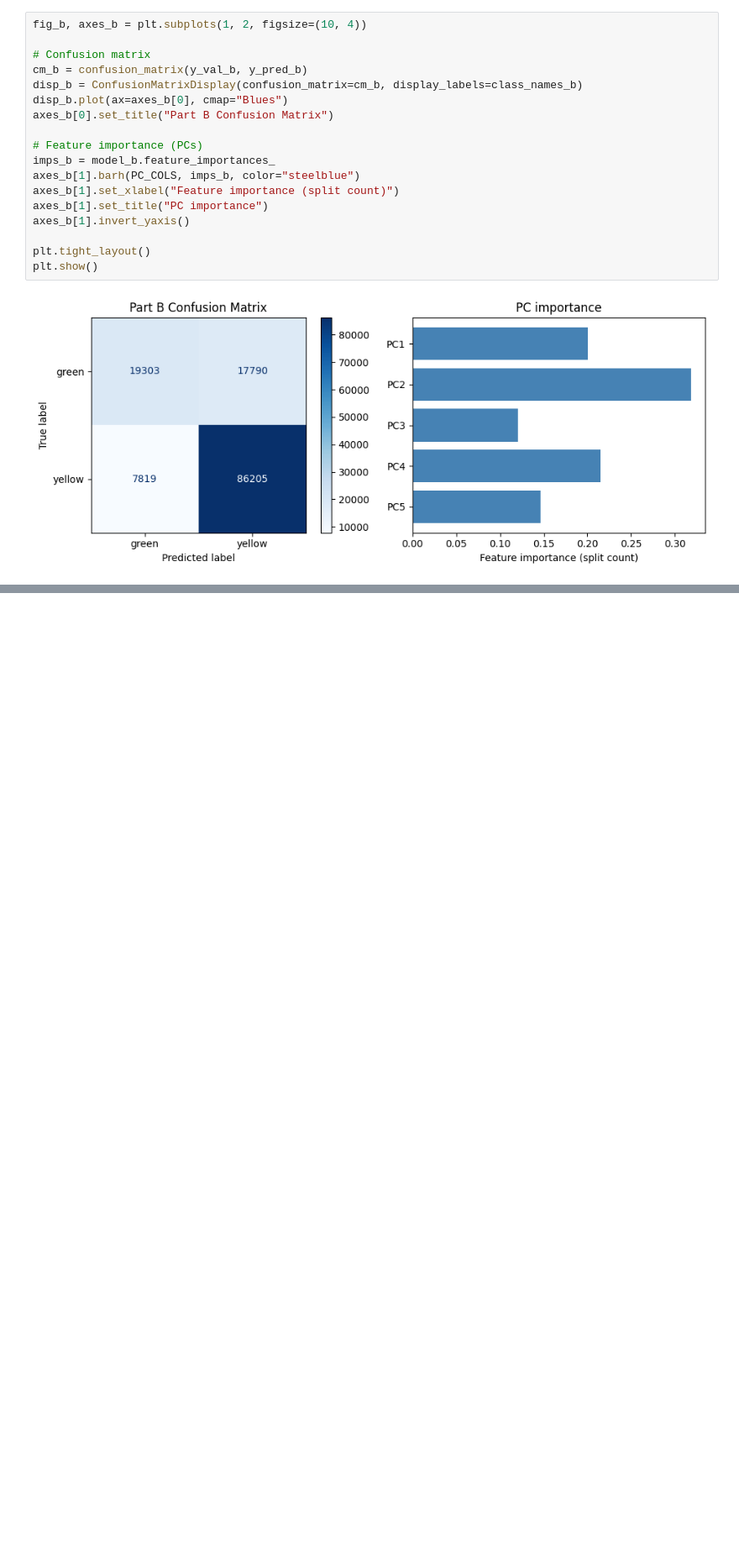
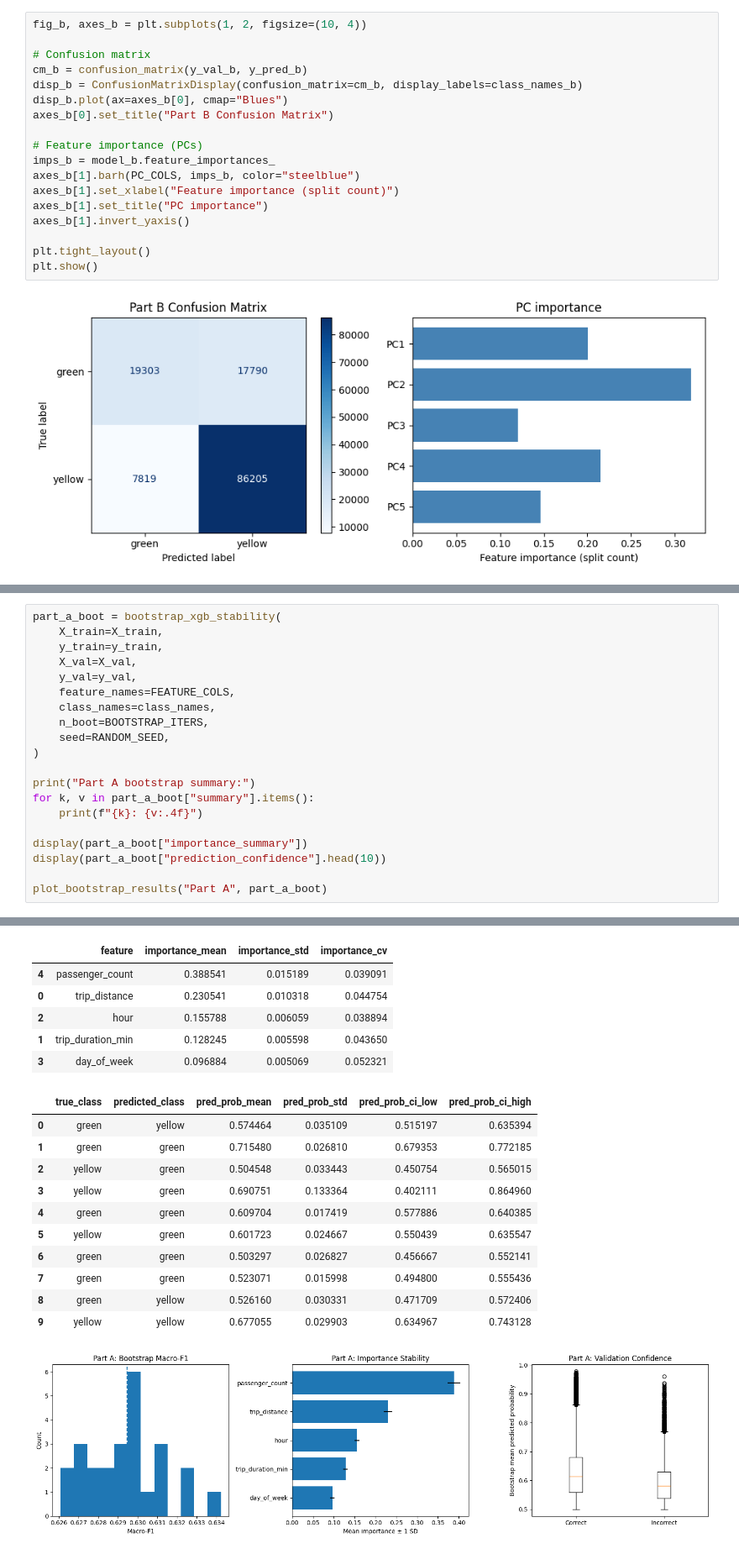
Before and after one commit to TangyKiwi/DSC-291-AWS, a Jupyter notebook: boost/boost.ipynb, the cells around one changed output, grey strips where cells are left out. Shown at 84% size. Cells and saved outputs as stored; diff of their text form; blank space fills up the shorter version.

```diff
--- a/boost/boost.ipynb
+++ b/boost/boost.ipynb
@@ -374,0 +539,21 @@ plt.show()
+# %%
+part_a_boot = bootstrap_xgb_stability(
+    X_train=X_train,
+    y_train=y_train,
+    X_val=X_val,
+    y_val=y_val,
+    feature_names=FEATURE_COLS,
+    class_names=class_names,
+    n_boot=BOOTSTRAP_ITERS,
+    seed=RANDOM_SEED,
+)
+
+print("Part A bootstrap summary:")
+for k, v in part_a_boot["summary"].items():
+    print(f"{k}: {v:.4f}")
+
+display(part_a_boot["importance_summary"])
+display(part_a_boot["prediction_confidence"].head(10))
+
+plot_bootstrap_results("Part A", part_a_boot)
+# %% [output]
@@ -374,0 +569,18 @@ plt.show()
+|  | feature | importance_mean | importance_std | importance_cv |
+| 4 | passenger_count | 0.388541 | 0.015189 | 0.039091 |
+| 0 | trip_distance | 0.230541 | 0.010318 | 0.044754 |
+| 2 | hour | 0.155788 | 0.006059 | 0.038894 |
+| 1 | trip_duration_min | 0.128245 | 0.005598 | 0.043650 |
+| 3 | day_of_week | 0.096884 | 0.005069 | 0.052321 |
+|  | true_class | predicted_class | pred_prob_mean | pred_prob_std | pred_prob_ci_low | pred_prob_ci_high |
+| 0 | green | yellow | 0.574464 | 0.035109 | 0.515197 | 0.635394 |
+| 1 | green | green | 0.715480 | 0.026810 | 0.679353 | 0.772185 |
+| 2 | yellow | green | 0.504548 | 0.033443 | 0.450754 | 0.565015 |
+| 3 | yellow | green | 0.690751 | 0.133364 | 0.402111 | 0.864960 |
+| 4 | green | green | 0.609704 | 0.017419 | 0.577886 | 0.640385 |
+| 5 | yellow | green | 0.601723 | 0.024667 | 0.550439 | 0.635547 |
+| 6 | green | green | 0.503297 | 0.026827 | 0.456667 | 0.552141 |
+| 7 | green | green | 0.523071 | 0.015998 | 0.494800 | 0.555436 |
+| 8 | green | yellow | 0.526160 | 0.030331 | 0.471709 | 0.572406 |
+| 9 | yellow | yellow | 0.677055 | 0.029903 | 0.634967 | 0.743128 |
+[figure, added]
```
Also changed, not shown: parts of 8 cells of this notebook.
